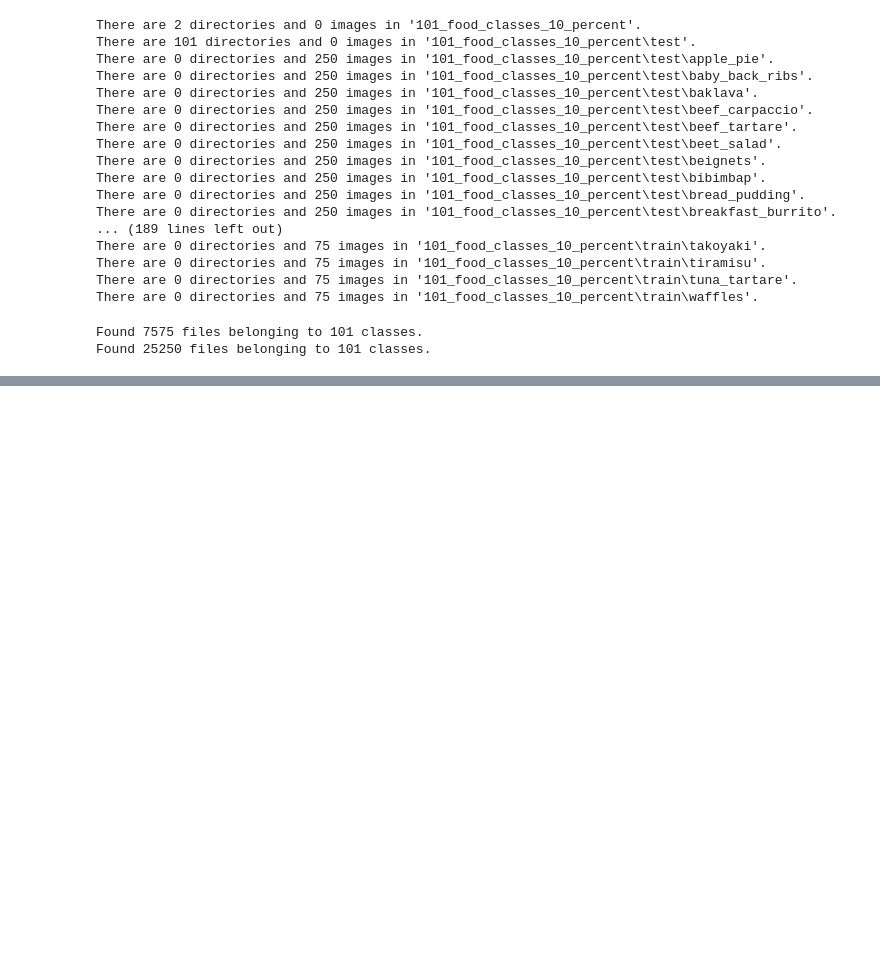
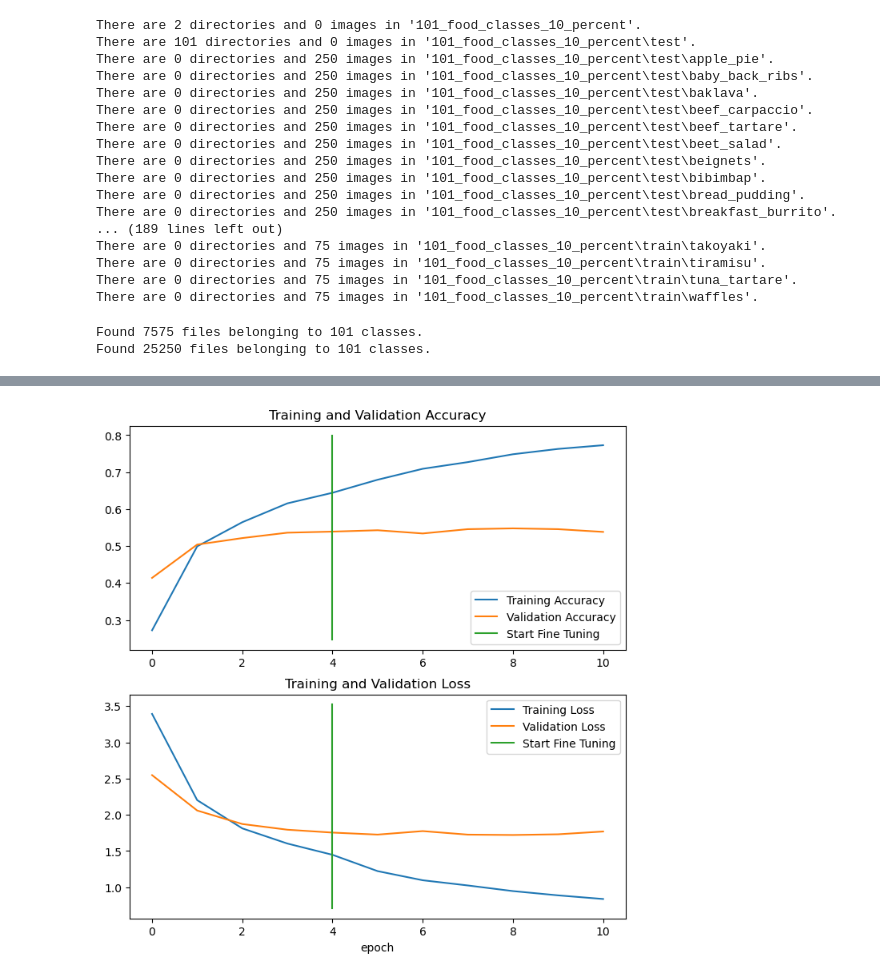
Before and after one commit to vivek11416/tensorFlow, a Jupyter notebook: TransferLearning/Tf_tl_3.ipynb, the cells around one changed output, grey strips where cells are left out. Drawn from its saved outputs; the diff is of its cells as text; code cells hidden in the pictures; blank space fills up the shorter version.

```diff
--- a/TransferLearning/Tf_tl_3.ipynb
+++ b/TransferLearning/Tf_tl_3.ipynb
@@ -93,0 +160,11 @@ model = tf.keras.Model(inputs,outputs)
+# %%
+model.compile(loss="categorical_crossentropy", optimizer=tf.keras.optimizers.Adam(learning_rate=0.0001),metrics=['accuracy'])
+# %%
+#008 Fine-tuning our feature extraction model and evaluating its performance
+fine_tune_epochs = 10
+
+history_all_classes_10_percent_fine_tune = model.fit(train_data_all_10_percent,
+                                                     epochs=fine_tune_epochs,
+                                                     validation_data=test_data,
+                                                     validation_steps=int(0.15*len(test_data)),
+                                                     initial_epoch=history_all_classes_10_percent.epoch[-1])
@@ -93,0 +195,6 @@ model = tf.keras.Model(inputs,outputs)
+# %%
+compare_historys(original_history=history_all_classes_10_percent,
+                 new_history=history_all_classes_10_percent_fine_tune,
+                 initial_epochs=5)
+# %% [output]
+[figure, added]
```
Also changed, not shown: parts of 9 cells of this notebook, 3 other files.
